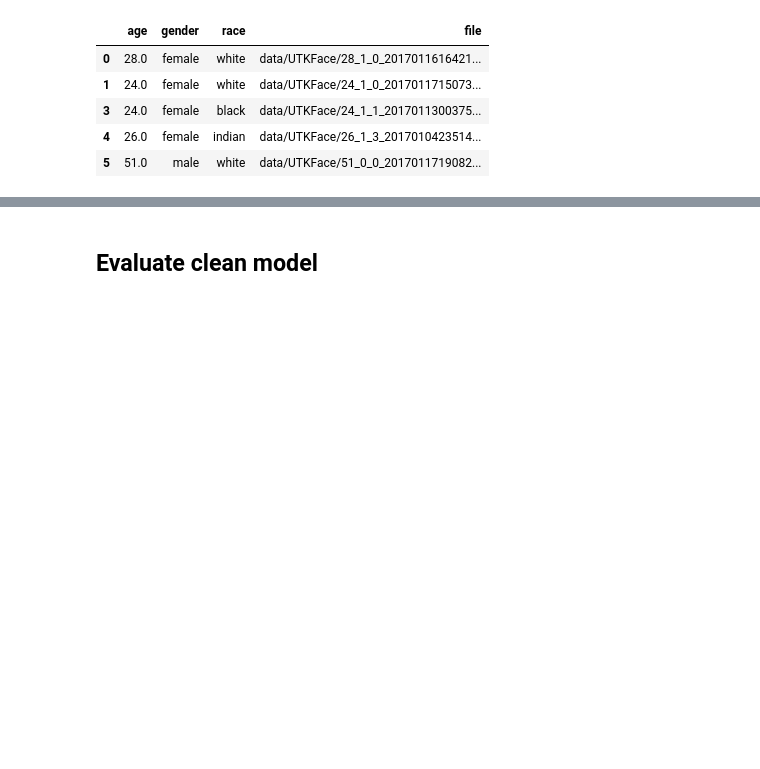
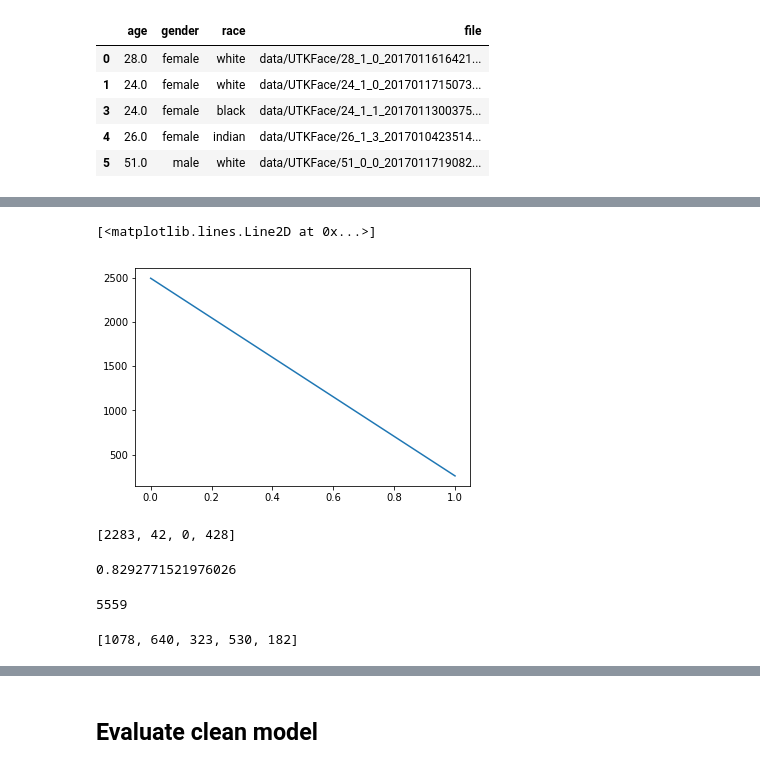
Before and after one commit to tremblerz/age-gender-estimator-keras, a Jupyter notebook: UTK/fgsm_eps.ipynb, the cells around one changed output, grey strips where cells are left out. Saved outputs shown, nothing was run; the diff lists cells and outputs as text; code cells hidden in the pictures; blank space fills up the shorter version.

```diff
--- a/UTK/fgsm_eps.ipynb
+++ b/UTK/fgsm_eps.ipynb
@@ -298,0 +333,17 @@ plt.imshow(image[0])
+# %%
+plt.plot(gender)
+# %% [output]
+[<matplotlib.lines.Line2D at 0x...>]
+[figure, added]
+# %%
+race
+# %% [output]
+[2283, 42, 0, 428]
+# %%
+float(race[0]) / sum(race)
+# %% [output]
+0.8292771521976026
+# %%
+len(test_idx)
+# %% [output]
+5559
@@ -298,0 +353,9 @@ plt.imshow(image[0])
+# %%
+for idx in test_idx[:2753]:
+    rec = df.iloc[idx]
+    #print(rec['race_id'])
+    gender[rec['gender_id']] += 1
+    race[rec['race_id']] += 1
+print(race)
+# %% [output]
+[1078, 640, 323, 530, 182]
```
Also changed, not shown: parts of 30 cells of this notebook, 1 other file.
